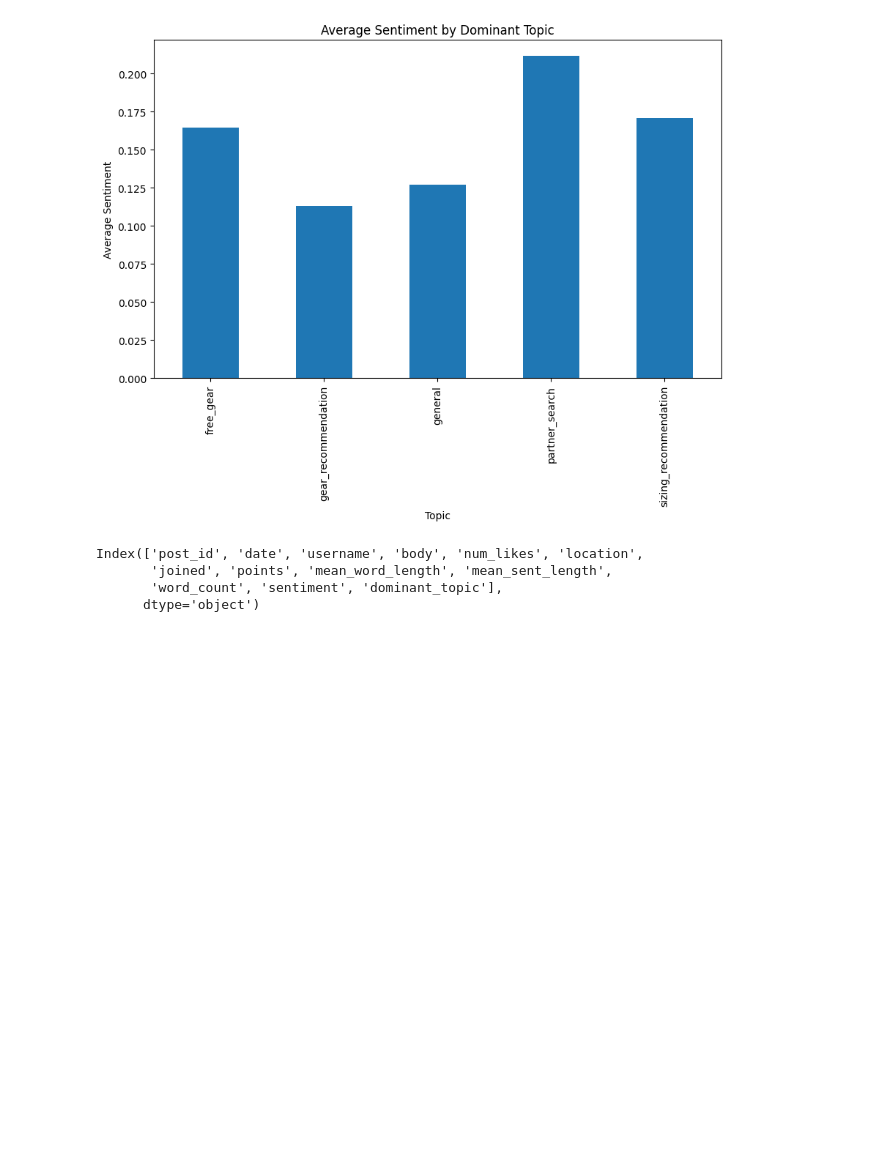
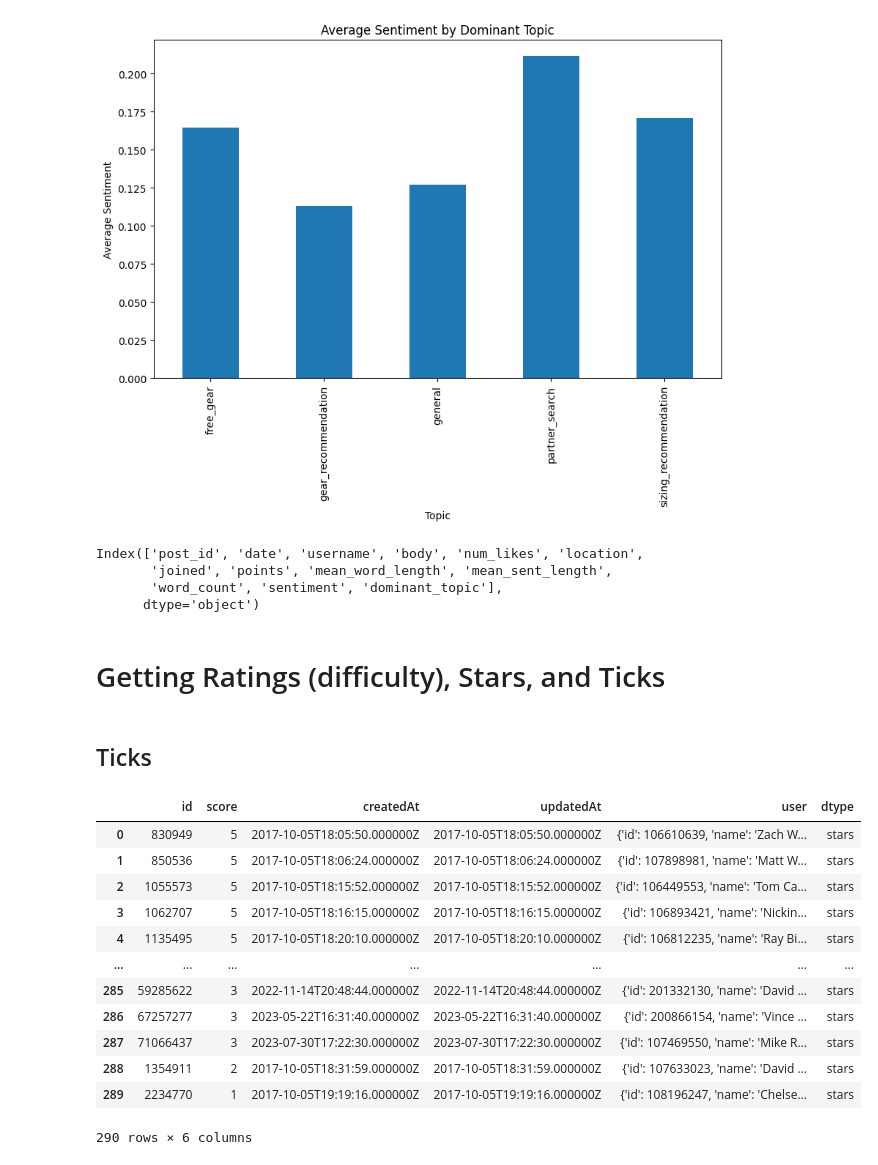
Before and after one commit to tybens/climbing-analysis, a Jupyter notebook: sandbox.ipynb, the cells around one changed output. Cells and saved outputs as stored; diff of their text form; code cells hidden in the pictures; blank space fills up the shorter version.

Commit message:
temporarily save data as scraping. begin exploring using api to get data for todos, stars, ratings, ticks

```diff
--- a/sandbox.ipynb
+++ b/sandbox.ipynb
@@ -451,3 +441,64 @@ Index(['post_id', 'date', 'username', 'body', 'num_likes', 'location',
        'joined', 'points', 'mean_word_length', 'mean_sent_length',
        'word_count', 'sentiment', 'dominant_topic'],
       dtype='object')
+# %% [markdown]
+# Getting Ratings (difficulty), Stars, and Ticks
+# %% [markdown]
+## Ticks
+# %%
+import requests
+
+
+
+# build the url
+base_url = "https://www.mountainproject.com/api/v2/routes/"
+data_types = ['stars', 'ratings', 'ticks']
+# establish the headers
+headers = {
+  'Accept': '*/*',
+  'Accept-Language': 'en-US,en;q=0.5',
+  'Accept-Encoding': 'gzip, deflate, br',
+  'Referer': 'https://www.mountainproject.com/route/stats/106657106/edge-a-sketch',
+  'Alt-Used': 'www.mountainproject.com',
+  'Connection': 'keep-alive',
+  'Sec-Fetch-Dest': 'empty',
+  'Sec-Fetch-Mode': 'cors',
+  'Sec-Fetch-Site': 'same-origin',
+  'Pragma': 'no-cache',
+  'Cache-Control': 'no-cache',
+  'TE': 'trailers',
+  'Cookie': ''
+}
+
+
+route = "106657106"
+for data_type in data_types:
+  # iterate over the pages until data['data'] is empty and then stop
+  data = []
+
+  url = base_url + route + "/" + data_type + "?per_page=250&page="
+  for i in range(1, 5):
+      response = requests.request("GET", url+str(i), headers=headers, data={})
+      data.extend(response.json()['data'])
+      if len(response.json()['data']) == 0:
+          break
+
+  df = pd.DataFrame(data)
+  df['type'] = data_type
+  df['route'] = route
+# %%
+df
+# %% [output]
+|  | id | score | createdAt | updatedAt | user | dtype |
+| 0 | 830949 | 5 | 2017-10-05T18:05:50.000000Z | 2017-10-05T18:05:50.000000Z | {'id': 106610639, 'name': 'Zach W... | stars |
+| 1 | 850536 | 5 | 2017-10-05T18:06:24.000000Z | 2017-10-05T18:06:24.000000Z | {'id': 107898981, 'name': 'Matt W... | stars |
+| 2 | 1055573 | 5 | 2017-10-05T18:15:52.000000Z | 2017-10-05T18:15:52.000000Z | {'id': 106449553, 'name': 'Tom Ca... | stars |
+| 3 | 1062707 | 5 | 2017-10-05T18:16:15.000000Z | 2017-10-05T18:16:15.000000Z | {'id': 106893421, 'name': 'Nickin... | stars |
+| 4 | 1135495 | 5 | 2017-10-05T18:20:10.000000Z | 2017-10-05T18:20:10.000000Z | {'id': 106812235, 'name': 'Ray Bi... | stars |
+| ... | ... | ... | ... | ... | ... | ... |
+| 285 | 59285622 | 3 | 2022-11-14T20:48:44.000000Z | 2022-11-14T20:48:44.000000Z | {'id': 201332130, 'name': 'David ... | stars |
+| 286 | 67257277 | 3 | 2023-05-22T16:31:40.000000Z | 2023-05-22T16:31:40.000000Z | {'id': 200866154, 'name': 'Vince ... | stars |
+| 287 | 71066437 | 3 | 2023-07-30T17:22:30.000000Z | 2023-07-30T17:22:30.000000Z | {'id': 107469550, 'name': 'Mike R... | stars |
+| 288 | 1354911 | 2 | 2017-10-05T18:31:59.000000Z | 2017-10-05T18:31:59.000000Z | {'id': 107633023, 'name': 'David ... | stars |
+| 289 | 2234770 | 1 | 2017-10-05T19:19:16.000000Z | 2017-10-05T19:19:16.000000Z | {'id': 108196247, 'name': 'Chelse... | stars |
+290 rows × 6 columns
```
Also changed, not shown: parts of 3 cells of this notebook, 3 other files.
